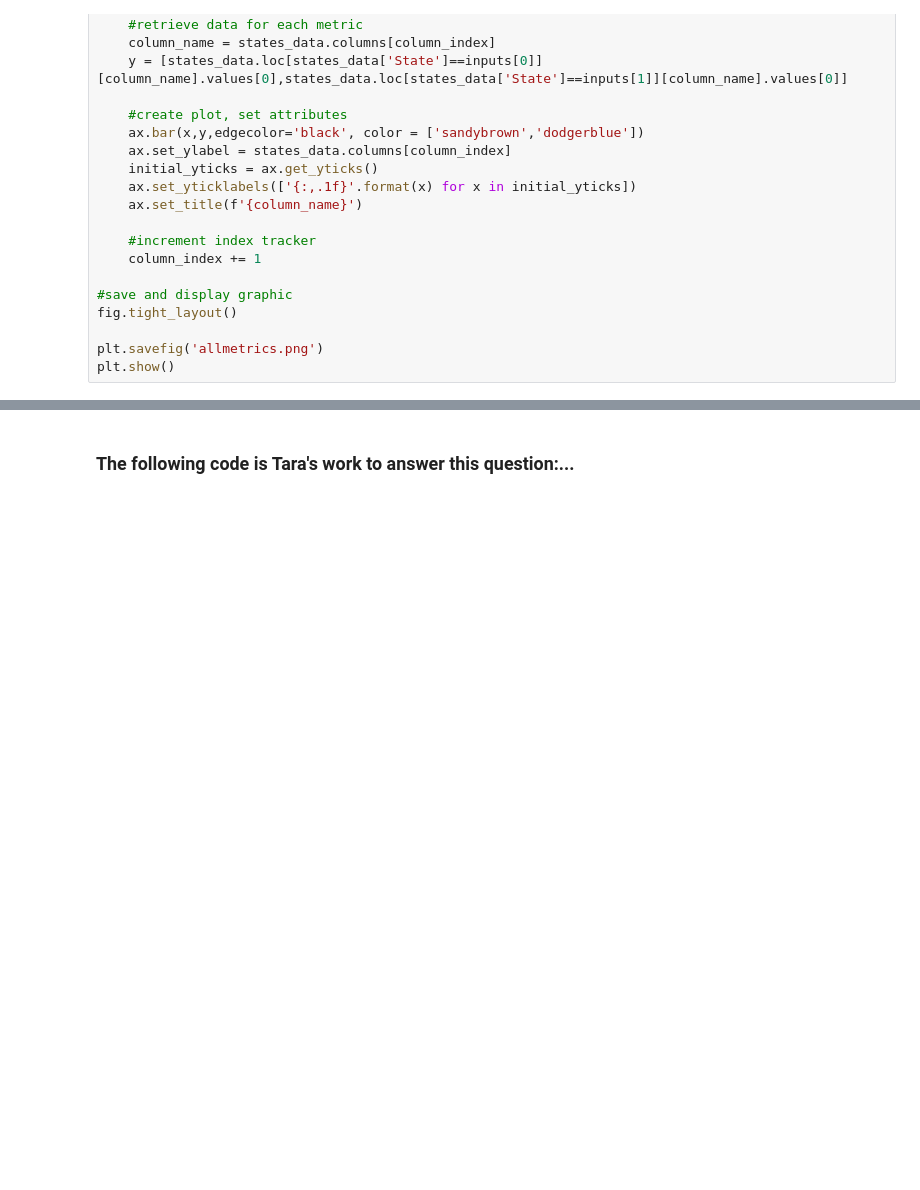
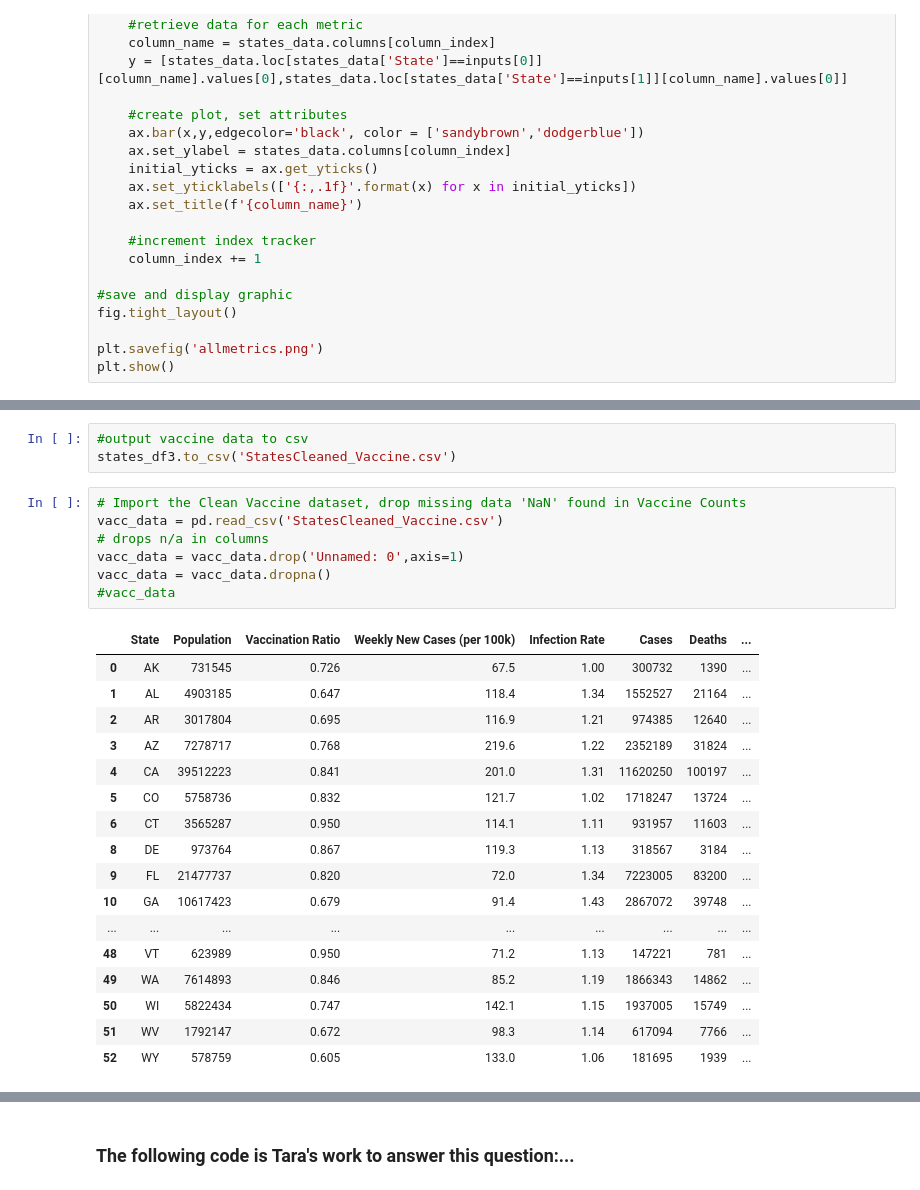
Before and after one commit to xCandy13/bootcamp-project1-healthcare, a Jupyter notebook: combined.ipynb, the cells around one changed output, grey strips where cells are left out. Cells and saved outputs as stored; diff of their text form; blank space fills up the shorter version.

```diff
--- a/combined.ipynb
+++ b/combined.ipynb
@@ -153,0 +263,28 @@ plt.show()
+# %%
+#output vaccine data to csv
+states_df3.to_csv('StatesCleaned_Vaccine.csv')
+# %%
+# Import the Clean Vaccine dataset, drop missing data 'NaN' found in Vaccine Counts
+vacc_data = pd.read_csv('StatesCleaned_Vaccine.csv')
+# drops n/a in columns
+vacc_data = vacc_data.drop('Unnamed: 0',axis=1)
+vacc_data = vacc_data.dropna()
+#vacc_data
+# %% [output]
+|  | State | Population | Vaccination Ratio | Weekly New Cases (per 100k) | Infection Rate | Cases | Deaths | ... |
+| 0 | AK | 731545 | 0.726 | 67.5 | 1.00 | 300732 | 1390 | ... |
+| 1 | AL | 4903185 | 0.647 | 118.4 | 1.34 | 1552527 | 21164 | ... |
+| 2 | AR | 3017804 | 0.695 | 116.9 | 1.21 | 974385 | 12640 | ... |
+| 3 | AZ | 7278717 | 0.768 | 219.6 | 1.22 | 2352189 | 31824 | ... |
+| 4 | CA | 39512223 | 0.841 | 201.0 | 1.31 | 11620250 | 100197 | ... |
+| 5 | CO | 5758736 | 0.832 | 121.7 | 1.02 | 1718247 | 13724 | ... |
+| 6 | CT | 3565287 | 0.950 | 114.1 | 1.11 | 931957 | 11603 | ... |
+| 8 | DE | 973764 | 0.867 | 119.3 | 1.13 | 318567 | 3184 | ... |
+| 9 | FL | 21477737 | 0.820 | 72.0 | 1.34 | 7223005 | 83200 | ... |
+| 10 | GA | 10617423 | 0.679 | 91.4 | 1.43 | 2867072 | 39748 | ... |
+| ... | ... | ... | ... | ... | ... | ... | ... | ... |
+| 48 | VT | 623989 | 0.950 | 71.2 | 1.13 | 147221 | 781 | ... |
+| 49 | WA | 7614893 | 0.846 | 85.2 | 1.19 | 1866343 | 14862 | ... |
+| 50 | WI | 5822434 | 0.747 | 142.1 | 1.15 | 1937005 | 15749 | ... |
+| 51 | WV | 1792147 | 0.672 | 98.3 | 1.14 | 617094 | 7766 | ... |
+| 52 | WY | 578759 | 0.605 | 133.0 | 1.06 | 181695 | 1939 | ... |
```
Also changed, not shown: parts of 16 cells of this notebook.
